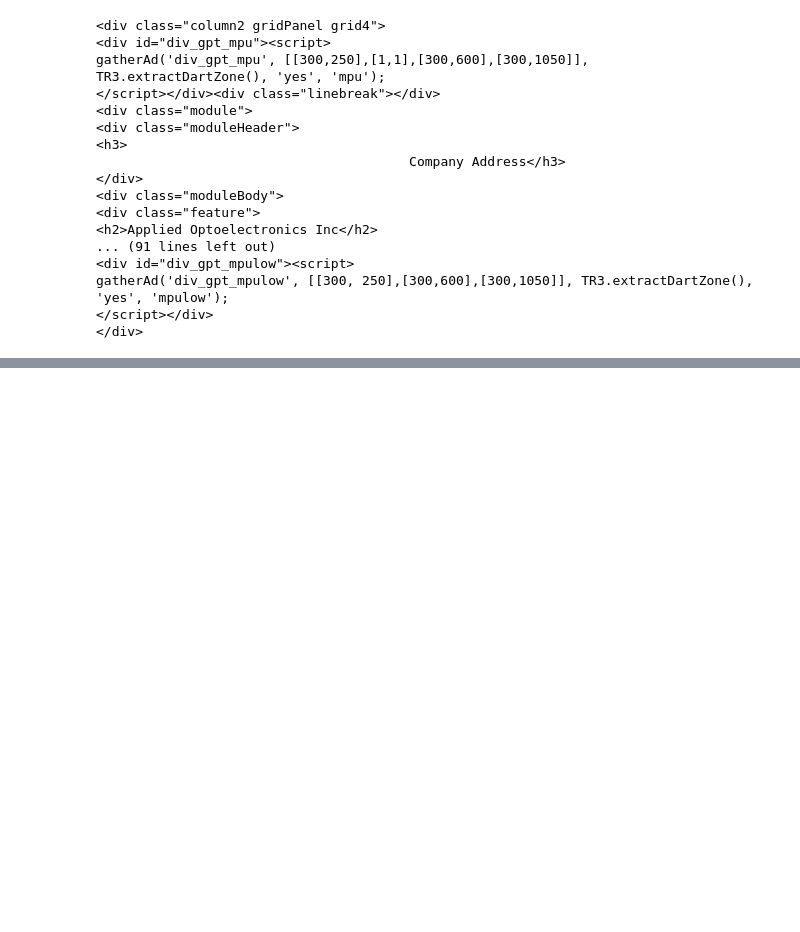
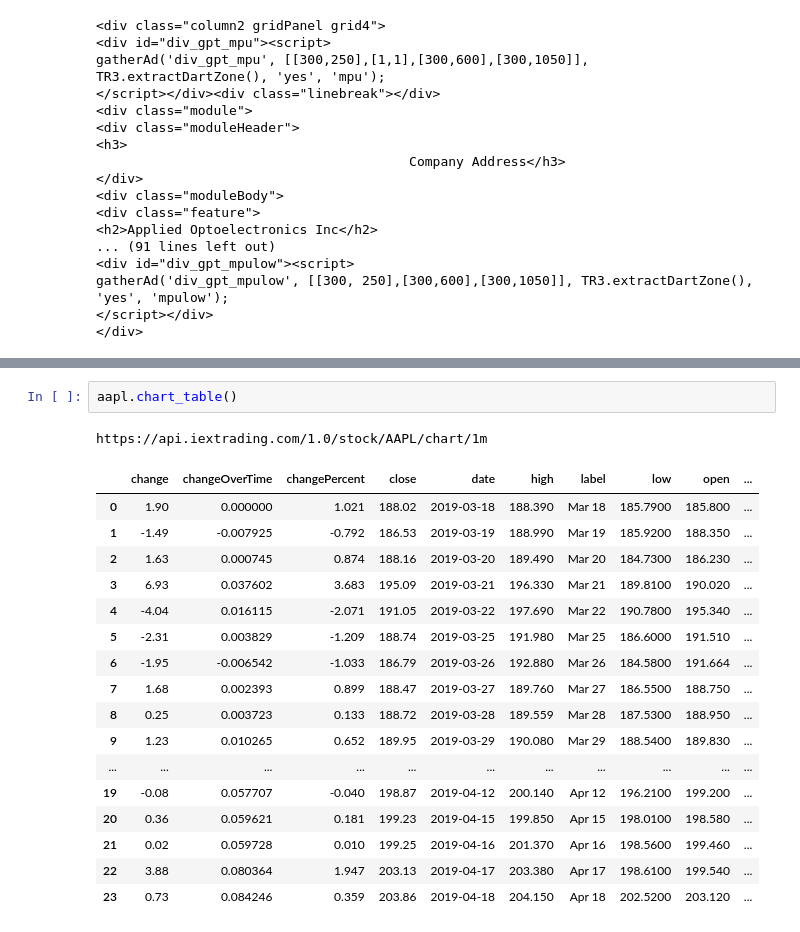
Before and after one commit to diningPhilosopher64/SmartStocks, a Jupyter notebook: sandbox_files/Untitled3.ipynb, the cells around one changed output, grey strips where cells are left out. Saved outputs shown, nothing was run; the diff lists cells and outputs as text; blank space fills up the shorter version.

```diff
--- a/sandbox_files/Untitled3.ipynb
+++ b/sandbox_files/Untitled3.ipynb
@@ -293,0 +385,21 @@ gatherAd('div_gpt_mpulow', [[300, 250],[300,600],[300,1050]], TR3.extractDartZon
+# %%
+aapl.chart_table()
+# %% [output]
+https://api.iextrading.com/1.0/stock/AAPL/chart/1m
+|  | change | changeOverTime | changePercent | close | date | high | label | low | open | ... |
+| 0 | 1.90 | 0.000000 | 1.021 | 188.02 | 2019-03-18 | 188.390 | Mar 18 | 185.7900 | 185.800 | ... |
+| 1 | -1.49 | -0.007925 | -0.792 | 186.53 | 2019-03-19 | 188.990 | Mar 19 | 185.9200 | 188.350 | ... |
+| 2 | 1.63 | 0.000745 | 0.874 | 188.16 | 2019-03-20 | 189.490 | Mar 20 | 184.7300 | 186.230 | ... |
+| 3 | 6.93 | 0.037602 | 3.683 | 195.09 | 2019-03-21 | 196.330 | Mar 21 | 189.8100 | 190.020 | ... |
+| 4 | -4.04 | 0.016115 | -2.071 | 191.05 | 2019-03-22 | 197.690 | Mar 22 | 190.7800 | 195.340 | ... |
+| 5 | -2.31 | 0.003829 | -1.209 | 188.74 | 2019-03-25 | 191.980 | Mar 25 | 186.6000 | 191.510 | ... |
+| 6 | -1.95 | -0.006542 | -1.033 | 186.79 | 2019-03-26 | 192.880 | Mar 26 | 184.5800 | 191.664 | ... |
+| 7 | 1.68 | 0.002393 | 0.899 | 188.47 | 2019-03-27 | 189.760 | Mar 27 | 186.5500 | 188.750 | ... |
+| 8 | 0.25 | 0.003723 | 0.133 | 188.72 | 2019-03-28 | 189.559 | Mar 28 | 187.5300 | 188.950 | ... |
+| 9 | 1.23 | 0.010265 | 0.652 | 189.95 | 2019-03-29 | 190.080 | Mar 29 | 188.5400 | 189.830 | ... |
+| ... | ... | ... | ... | ... | ... | ... | ... | ... | ... | ... |
+| 19 | -0.08 | 0.057707 | -0.040 | 198.87 | 2019-04-12 | 200.140 | Apr 12 | 196.2100 | 199.200 | ... |
+| 20 | 0.36 | 0.059621 | 0.181 | 199.23 | 2019-04-15 | 199.850 | Apr 15 | 198.0100 | 198.580 | ... |
+| 21 | 0.02 | 0.059728 | 0.010 | 199.25 | 2019-04-16 | 201.370 | Apr 16 | 198.5600 | 199.460 | ... |
+| 22 | 3.88 | 0.080364 | 1.947 | 203.13 | 2019-04-17 | 203.380 | Apr 17 | 198.6100 | 199.540 | ... |
+| 23 | 0.73 | 0.084246 | 0.359 | 203.86 | 2019-04-18 | 204.150 | Apr 18 | 202.5200 | 203.120 | ... |
```
Also changed, not shown: parts of 23 cells of this notebook, 27 other files.
